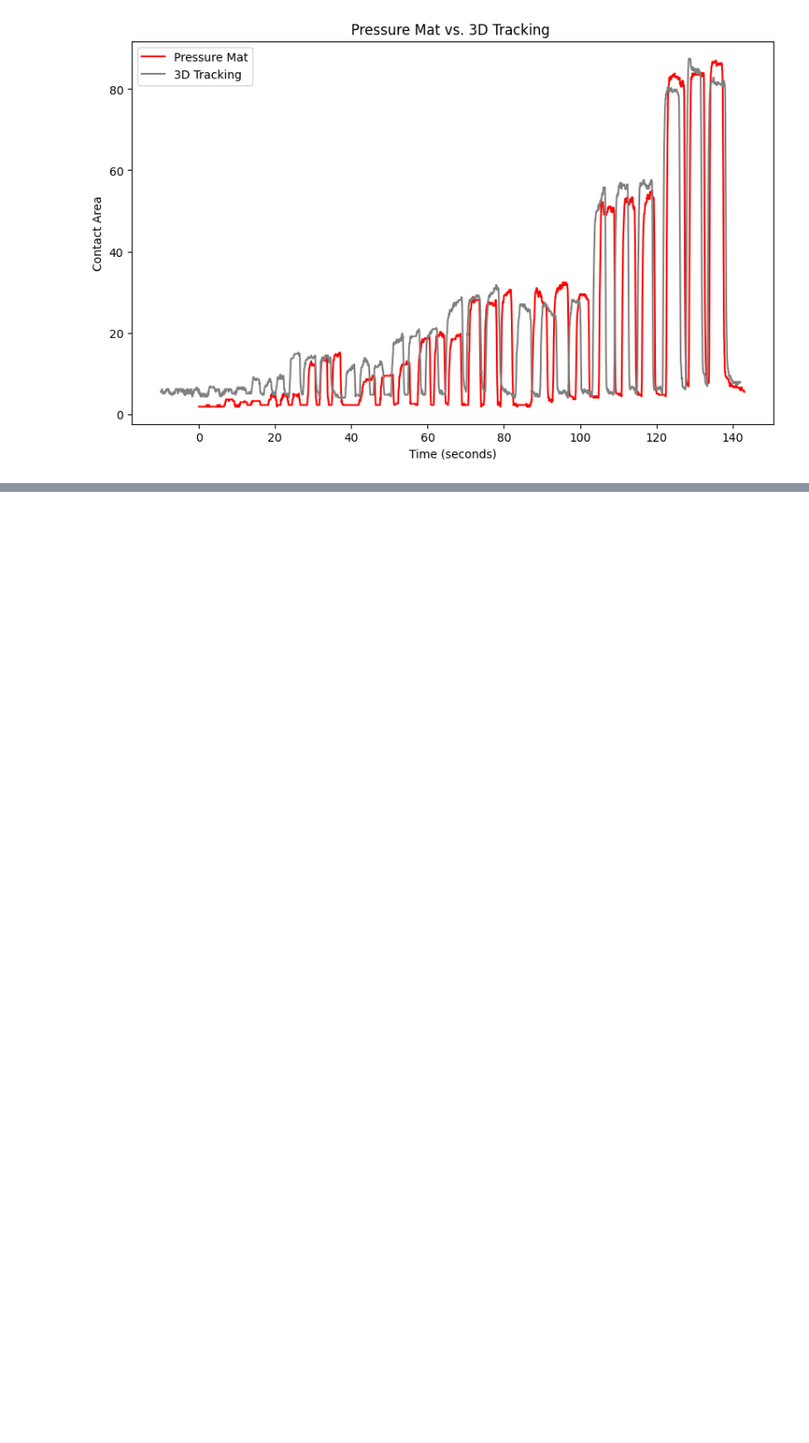
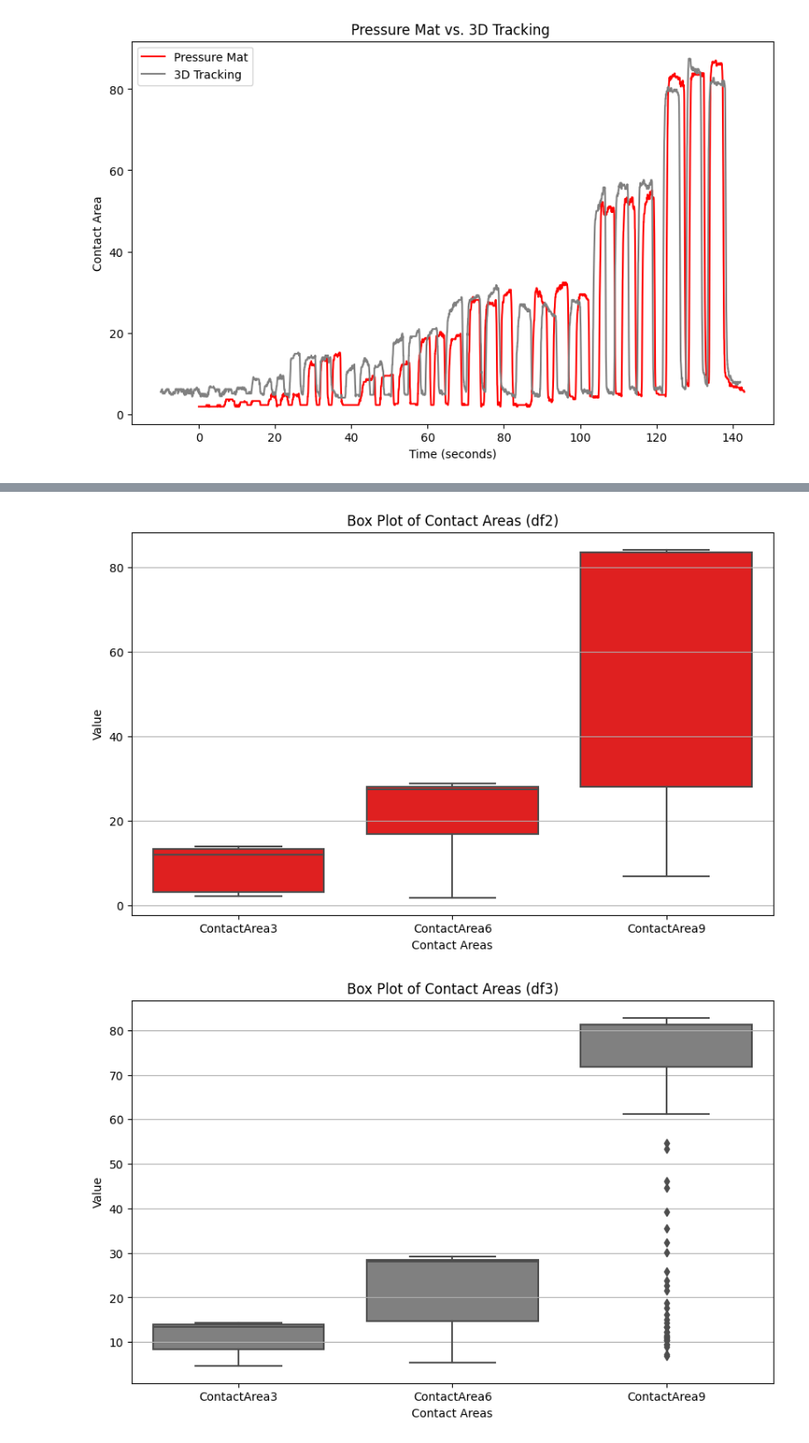
Before and after one commit to racheljhuh/HMI, a Jupyter notebook: indassignment6.ipynb, the cells around one changed output, grey strips where cells are left out. Shown: that part at 88% size. Saved outputs shown, nothing was run; the diff lists cells and outputs as text; code cells hidden in the pictures; blank space fills up the shorter version.

```diff
--- a/indassignment6.ipynb
+++ b/indassignment6.ipynb
@@ -74,0 +91,21 @@ FileNotFoundError: ignored
+# %%
+plt.figure(figsize=(10, 6))
+sns.boxplot(data=df2[['ContactArea3', 'ContactArea6', 'ContactArea9']], color='red')
+
+plt.title('Box Plot of Contact Areas (df2)')
+plt.xlabel('Contact Areas')
+plt.ylabel('Value')
+plt.grid(axis='y')
+plt.show()
+
+plt.figure(figsize=(10, 6))
+sns.boxplot(data=df3[['ContactArea3', 'ContactArea6', 'ContactArea9']], color='grey')
+
+plt.title('Box Plot of Contact Areas (df3)')
+plt.xlabel('Contact Areas')
+plt.ylabel('Value')
+plt.grid(axis='y')
+plt.show()
+# %% [output]
+[figure, added]
+[figure, added]
```
Also changed, not shown: parts of 3 cells of this notebook.
